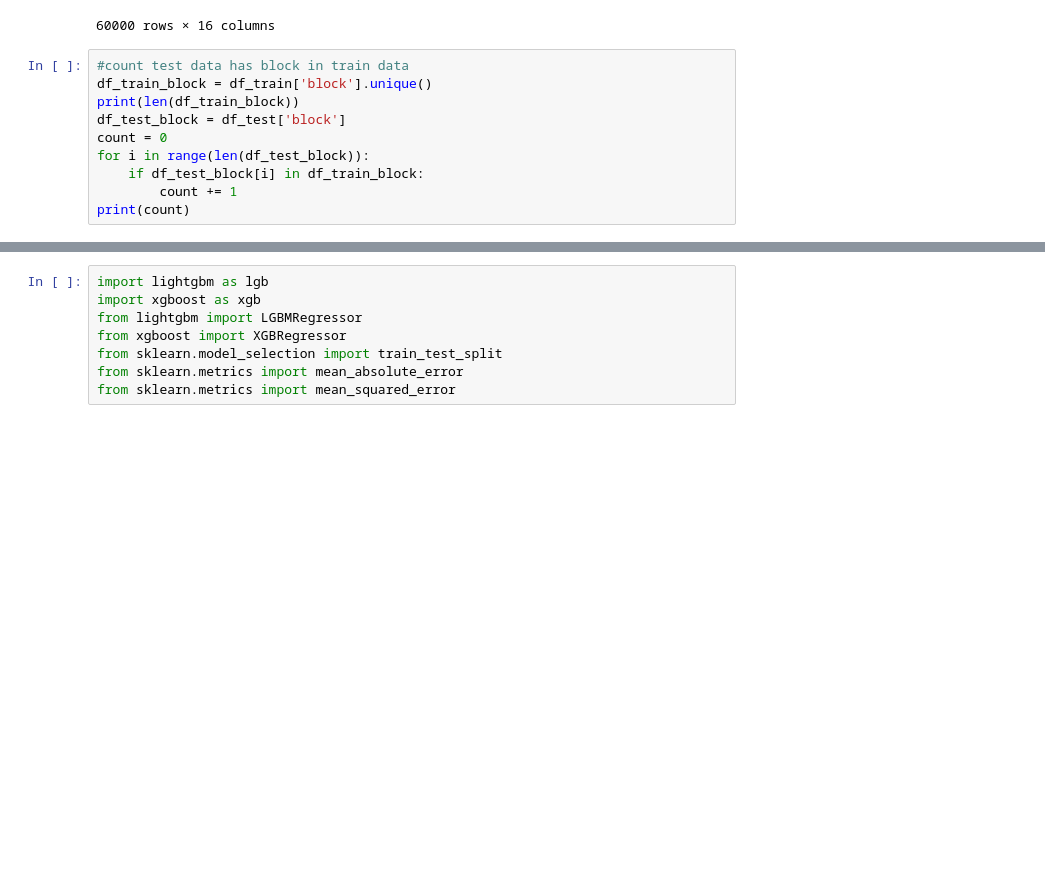
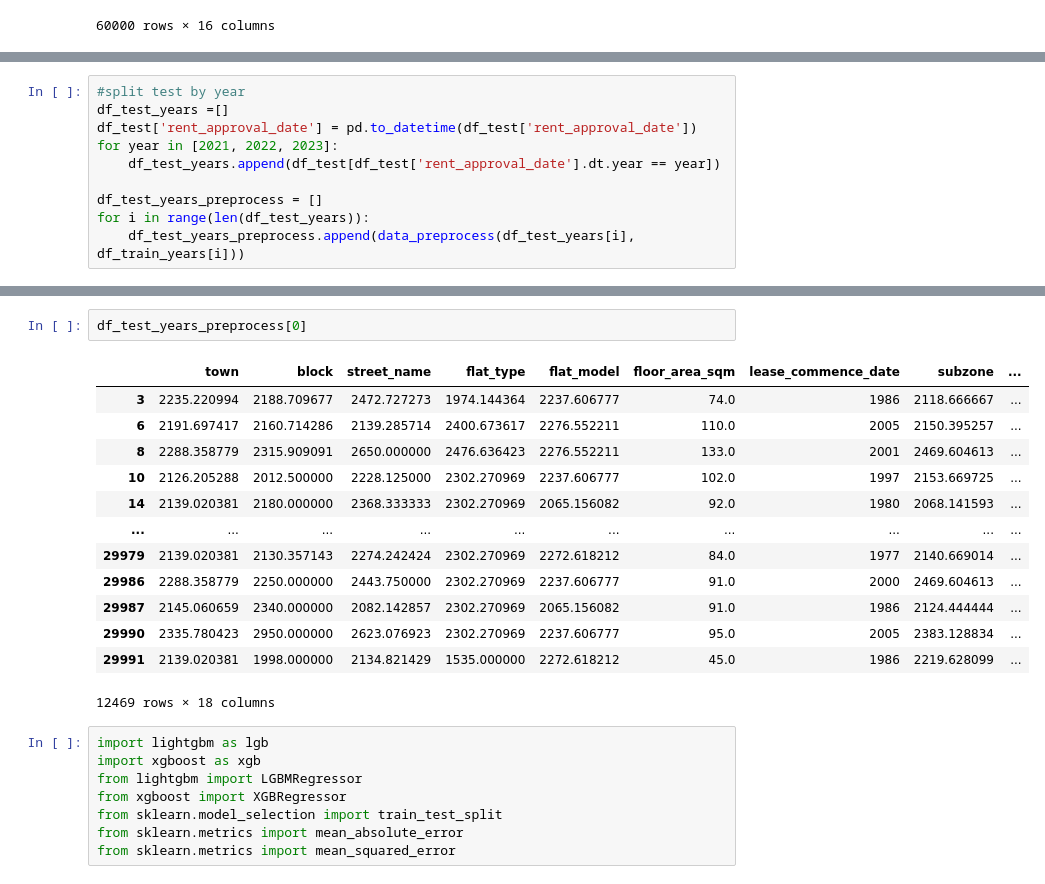
Before and after one commit to Concyclics/NUS-CS5228-project, a Jupyter notebook: predict_with_KNN_feature.ipynb, the cells around one changed output, grey strips where cells are left out. Saved outputs shown, nothing was run; the diff lists cells and outputs as text; blank space fills up the shorter version.

```diff
--- a/predict_with_KNN_feature.ipynb
+++ b/predict_with_KNN_feature.ipynb
@@ -350,13 +304,3 @@ df_train
 | 59998 | 2023-01 | bedok | 67 | Bedok Sth Avenue 3 | 5-room | standard | 123.0 | yes | ... |
 | 59999 | 2023-02 | ang mo kio | 445 | Ang Mo Kio Avenue 10 | 3-room | new generation | 67.0 | yes | ... |
 60000 rows × 16 columns
-# %%
-#count test data has block in train data
-df_train_block = df_train['block'].unique()
-print(len(df_train_block))
-df_test_block = df_test['block']
-count = 0
-for i in range(len(df_test_block)):
-    if df_test_block[i] in df_train_block:
-        count += 1
-print(count)
@@ -452,0 +367,10 @@ print(df_train_X)
+# %%
+#split test by year
+df_test_years =[]
+df_test['rent_approval_date'] = pd.to_datetime(df_test['rent_approval_date'])
+for year in [2021, 2022, 2023]:
+    df_test_years.append(df_test[df_test['rent_approval_date'].dt.year == year])
+
+df_test_years_preprocess = []
+for i in range(len(df_test_years)):
+    df_test_years_preprocess.append(data_preprocess(df_test_years[i], df_train_years[i]))
@@ -453,3 +395,19 @@ print(df_train_X)
+# %%
+df_test_years_preprocess[0]
+# %% [output]
+|  | town | block | street_name | flat_type | flat_model | floor_area_sqm | lease_commence_date | subzone | ... |
+| 3 | 2235.220994 | 2188.709677 | 2472.727273 | 1974.144364 | 2237.606777 | 74.0 | 1986 | 2118.666667 | ... |
+| 6 | 2191.697417 | 2160.714286 | 2139.285714 | 2400.673617 | 2276.552211 | 110.0 | 2005 | 2150.395257 | ... |
+| 8 | 2288.358779 | 2315.909091 | 2650.000000 | 2476.636423 | 2276.552211 | 133.0 | 2001 | 2469.604613 | ... |
+| 10 | 2126.205288 | 2012.500000 | 2228.125000 | 2302.270969 | 2237.606777 | 102.0 | 1997 | 2153.669725 | ... |
+| 14 | 2139.020381 | 2180.000000 | 2368.333333 | 2302.270969 | 2065.156082 | 92.0 | 1980 | 2068.141593 | ... |
+| ... | ... | ... | ... | ... | ... | ... | ... | ... | ... |
+| 29979 | 2139.020381 | 2130.357143 | 2274.242424 | 2302.270969 | 2272.618212 | 84.0 | 1977 | 2140.669014 | ... |
+| 29986 | 2288.358779 | 2250.000000 | 2443.750000 | 2302.270969 | 2237.606777 | 91.0 | 2000 | 2469.604613 | ... |
+| 29987 | 2145.060659 | 2340.000000 | 2082.142857 | 2302.270969 | 2065.156082 | 91.0 | 1986 | 2124.444444 | ... |
+| 29990 | 2335.780423 | 2950.000000 | 2623.076923 | 2302.270969 | 2237.606777 | 95.0 | 2005 | 2383.128834 | ... |
+| 29991 | 2139.020381 | 1998.000000 | 2134.821429 | 1535.000000 | 2272.618212 | 45.0 | 1986 | 2219.628099 | ... |
+12469 rows × 18 columns
 # %%
 import lightgbm as lgb
 import xgboost as xgb
```
Also changed, not shown: parts of 29 cells of this notebook, 1 other file.
